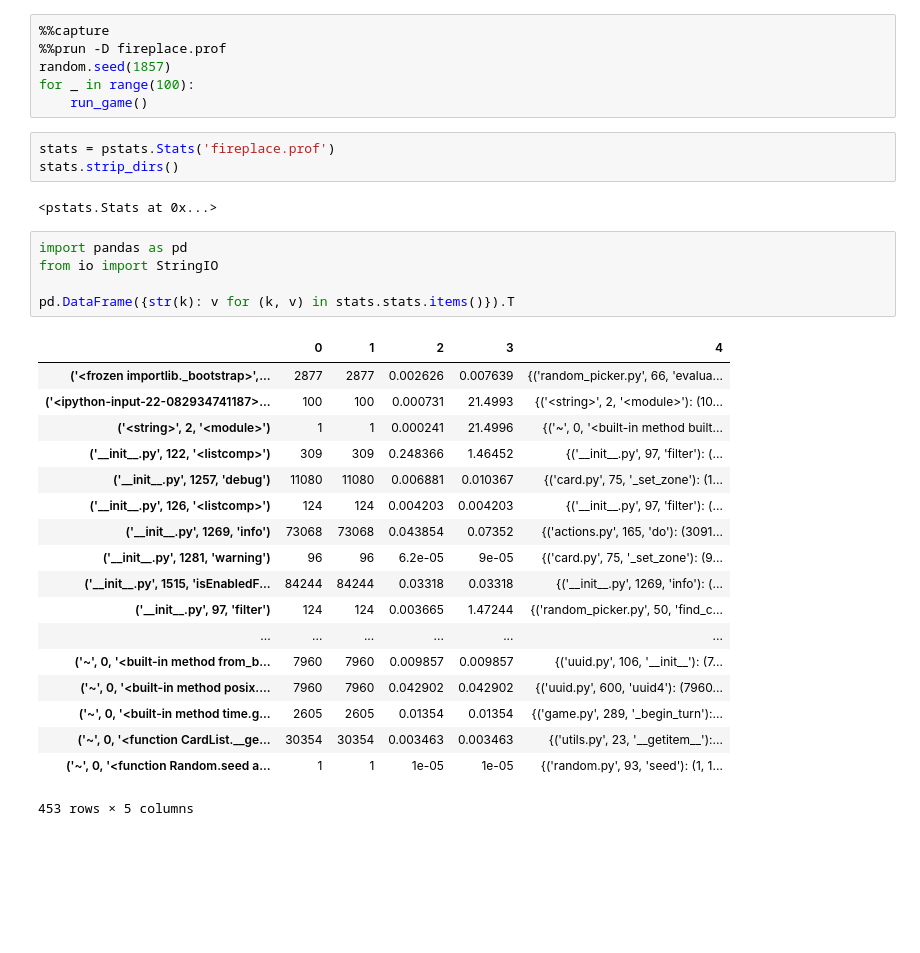
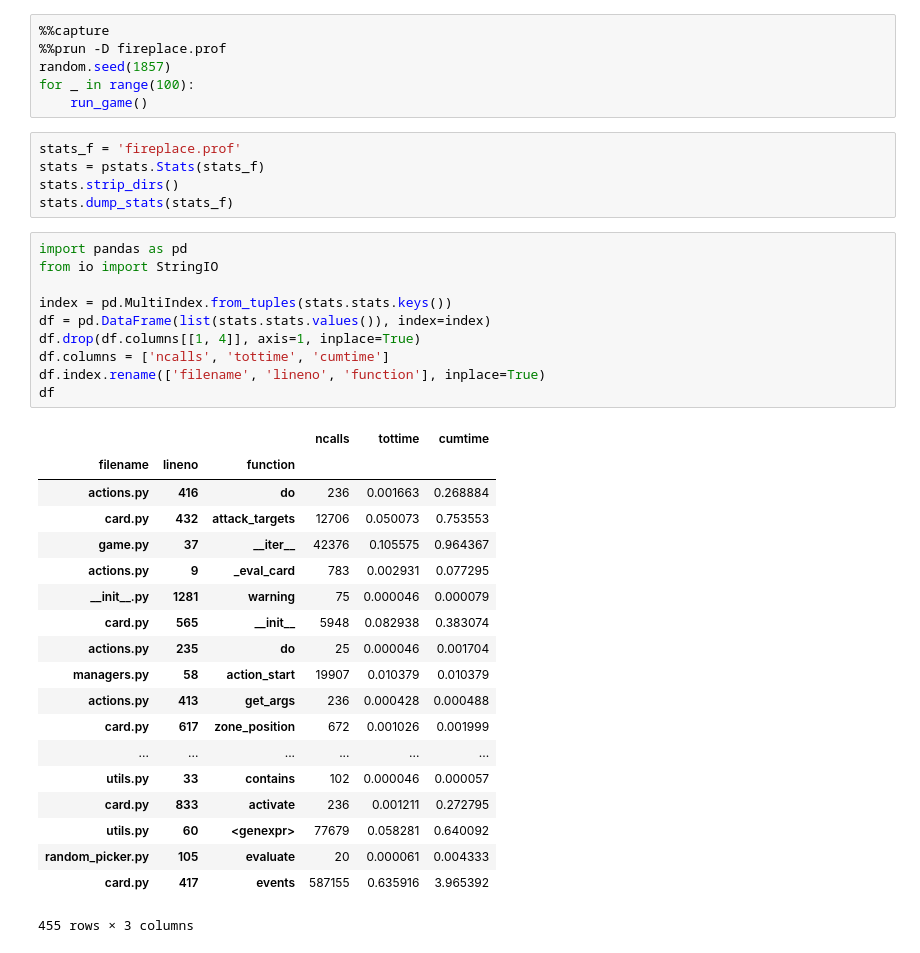
Before and after one commit to afcarl/fireplace-profiling, a Jupyter notebook: benchmark.ipynb, the cells around one changed output. Drawn from its saved outputs; the diff is of its cells as text; blank space fills up the shorter version.

Commit message:
benchmark.ipynb : pandas file breakdown

```diff
--- a/benchmark.ipynb
+++ b/benchmark.ipynb
@@ -34,32 +36,38 @@ c.stdout.splitlines()[-1]
 random.seed(1857)
 for _ in range(100):
     run_game()
-# %%
-stats = pstats.Stats('fireplace.prof')
-stats.strip_dirs()
-# %% [output]
-<pstats.Stats at 0x...>
-# %%
-import pandas as pd
-from io import StringIO
-
-pd.DataFrame({str(k): v for (k, v) in stats.stats.items()}).T
-# %% [output]
-|  | 0 | 1 | 2 | 3 | 4 |
-| ('<frozen importlib._bootstrap>',... | 2877 | 2877 | 0.002626 | 0.007639 | {('random_picker.py', 66, 'evalua... |
-| ('<ipython-input-22-082934741187>... | 100 | 100 | 0.000731 | 21.4993 | {('<string>', 2, '<module>'): (10... |
-| ('<string>', 2, '<module>') | 1 | 1 | 0.000241 | 21.4996 | {('~', 0, '<built-in method built... |
-| ('__init__.py', 122, '<listcomp>') | 309 | 309 | 0.248366 | 1.46452 | {('__init__.py', 97, 'filter'): (... |
-| ('__init__.py', 1257, 'debug') | 11080 | 11080 | 0.006881 | 0.010367 | {('card.py', 75, '_set_zone'): (1... |
-| ('__init__.py', 126, '<listcomp>') | 124 | 124 | 0.004203 | 0.004203 | {('__init__.py', 97, 'filter'): (... |
-| ('__init__.py', 1269, 'info') | 73068 | 73068 | 0.043854 | 0.07352 | {('actions.py', 165, 'do'): (3091... |
-| ('__init__.py', 1281, 'warning') | 96 | 96 | 6.2e-05 | 9e-05 | {('card.py', 75, '_set_zone'): (9... |
-| ('__init__.py', 1515, 'isEnabledF... | 84244 | 84244 | 0.03318 | 0.03318 | {('__init__.py', 1269, 'info'): (... |
-| ('__init__.py', 97, 'filter') | 124 | 124 | 0.003665 | 1.47244 | {('random_picker.py', 50, 'find_c... |
-| ... | ... | ... | ... | ... | ... |
-| ('~', 0, '<built-in method from_b... | 7960 | 7960 | 0.009857 | 0.009857 | {('uuid.py', 106, '__init__'): (7... |
-| ('~', 0, '<built-in method posix.... | 7960 | 7960 | 0.042902 | 0.042902 | {('uuid.py', 600, 'uuid4'): (7960... |
-| ('~', 0, '<built-in method time.g... | 2605 | 2605 | 0.01354 | 0.01354 | {('game.py', 289, '_begin_turn'):... |
-| ('~', 0, '<function CardList.__ge... | 30354 | 30354 | 0.003463 | 0.003463 | {('utils.py', 23, '__getitem__'):... |
-| ('~', 0, '<function Random.seed a... | 1 | 1 | 1e-05 | 1e-05 | {('random.py', 93, 'seed'): (1, 1... |
-453 rows × 5 columns
+# %%
+stats_f = 'fireplace.prof'
+stats = pstats.Stats(stats_f)
+stats.strip_dirs()
+stats.dump_stats(stats_f)
+# %%
+import pandas as pd
+from io import StringIO
+
+index = pd.MultiIndex.from_tuples(stats.stats.keys())
+df = pd.DataFrame(list(stats.stats.values()), index=index)
+df.drop(df.columns[[1, 4]], axis=1, inplace=True)
+df.columns = ['ncalls', 'tottime', 'cumtime']
+df.index.rename(['filename', 'lineno', 'function'], inplace=True)
+df
+# %% [output]
+|  |  |  | ncalls | tottime | cumtime |
+| filename | lineno | function |  |  |  |
+| actions.py | 416 | do | 236 | 0.001663 | 0.268884 |
+| card.py | 432 | attack_targets | 12706 | 0.050073 | 0.753553 |
+| game.py | 37 | __iter__ | 42376 | 0.105575 | 0.964367 |
+| actions.py | 9 | _eval_card | 783 | 0.002931 | 0.077295 |
+| __init__.py | 1281 | warning | 75 | 0.000046 | 0.000079 |
+| card.py | 565 | __init__ | 5948 | 0.082938 | 0.383074 |
+| actions.py | 235 | do | 25 | 0.000046 | 0.001704 |
+| managers.py | 58 | action_start | 19907 | 0.010379 | 0.010379 |
+| actions.py | 413 | get_args | 236 | 0.000428 | 0.000488 |
+| card.py | 617 | zone_position | 672 | 0.001026 | 0.001999 |
+| ... | ... | ... | ... | ... | ... |
+| utils.py | 33 | contains | 102 | 0.000046 | 0.000057 |
+| card.py | 833 | activate | 236 | 0.001211 | 0.272795 |
+| utils.py | 60 | <genexpr> | 77679 | 0.058281 | 0.640092 |
+| random_picker.py | 105 | evaluate | 20 | 0.000061 | 0.004333 |
+| card.py | 417 | events | 587155 | 0.635916 | 3.965392 |
+455 rows × 3 columns
```
Also changed, not shown: parts of 3 cells of this notebook.
